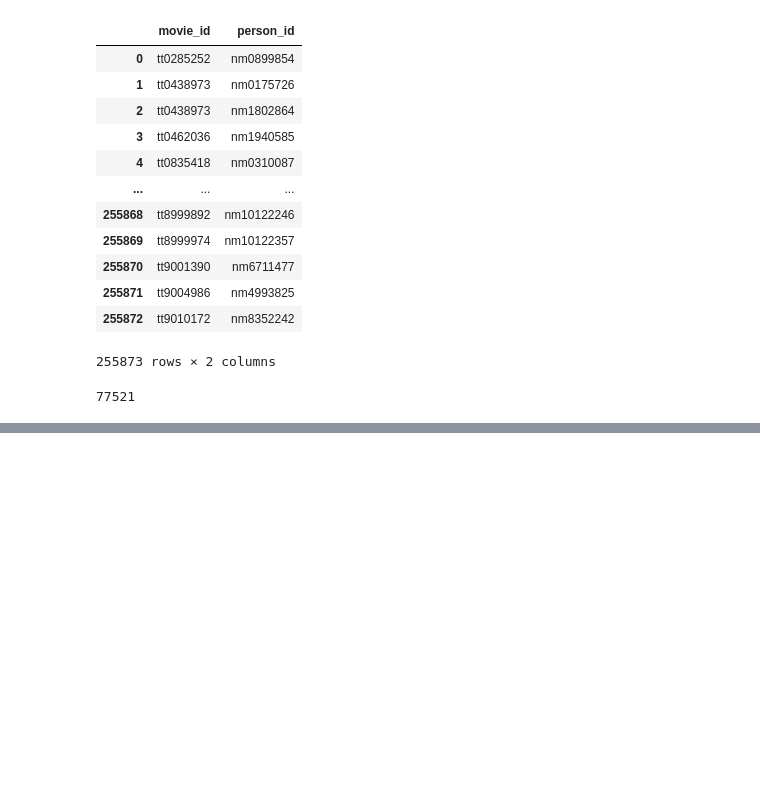
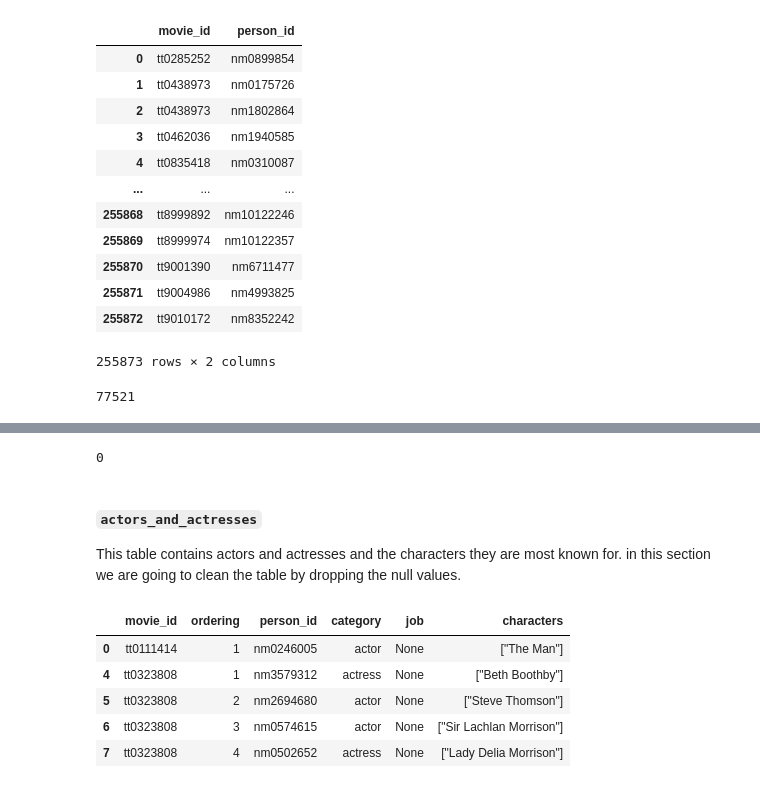
Before and after one commit to WamuyuGitz/movie-insights-project, a Jupyter notebook: vanessa.production_crew_analysis.ipynb, the cells around one changed output, grey strips where cells are left out. Cells and saved outputs as stored; diff of their text form; code cells hidden in the pictures; blank space fills up the shorter version.

Commit message:
feat: Finished data cleaning

```diff
--- a/vanessa.production_crew_analysis.ipynb
+++ b/vanessa.production_crew_analysis.ipynb
@@ -732,3 +786,19 @@ directors = directors.drop_duplicates()
 # %%
-all_duplicate_rows = directors[directors.duplicated(keep=False)]
-print(all_duplicate_rows)
+# This code confirms that we have dropped all the duplicate records from the table.
+
+duplicates = writers.duplicated().sum()
+duplicates
+# %% [output]
+0
+# %% [markdown]
+#### `actors_and_actresses`
+This table contains actors and actresses and the characters they are most known for. in this section we are going to clean the table by dropping the null values.
+# %%
+actors_and_actresses.head()
+# %% [output]
+|  | movie_id | ordering | person_id | category | job | characters |
+| 0 | tt0111414 | 1 | nm0246005 | actor | None | ["The Man"] |
+| 4 | tt0323808 | 1 | nm3579312 | actress | None | ["Beth Boothby"] |
+| 5 | tt0323808 | 2 | nm2694680 | actor | None | ["Steve Thomson"] |
+| 6 | tt0323808 | 3 | nm0574615 | actor | None | ["Sir Lachlan Morrison"] |
+| 7 | tt0323808 | 4 | nm0502652 | actress | None | ["Lady Delia Morrison"] |
```
Also changed, not shown: parts of 15 cells of this notebook.
